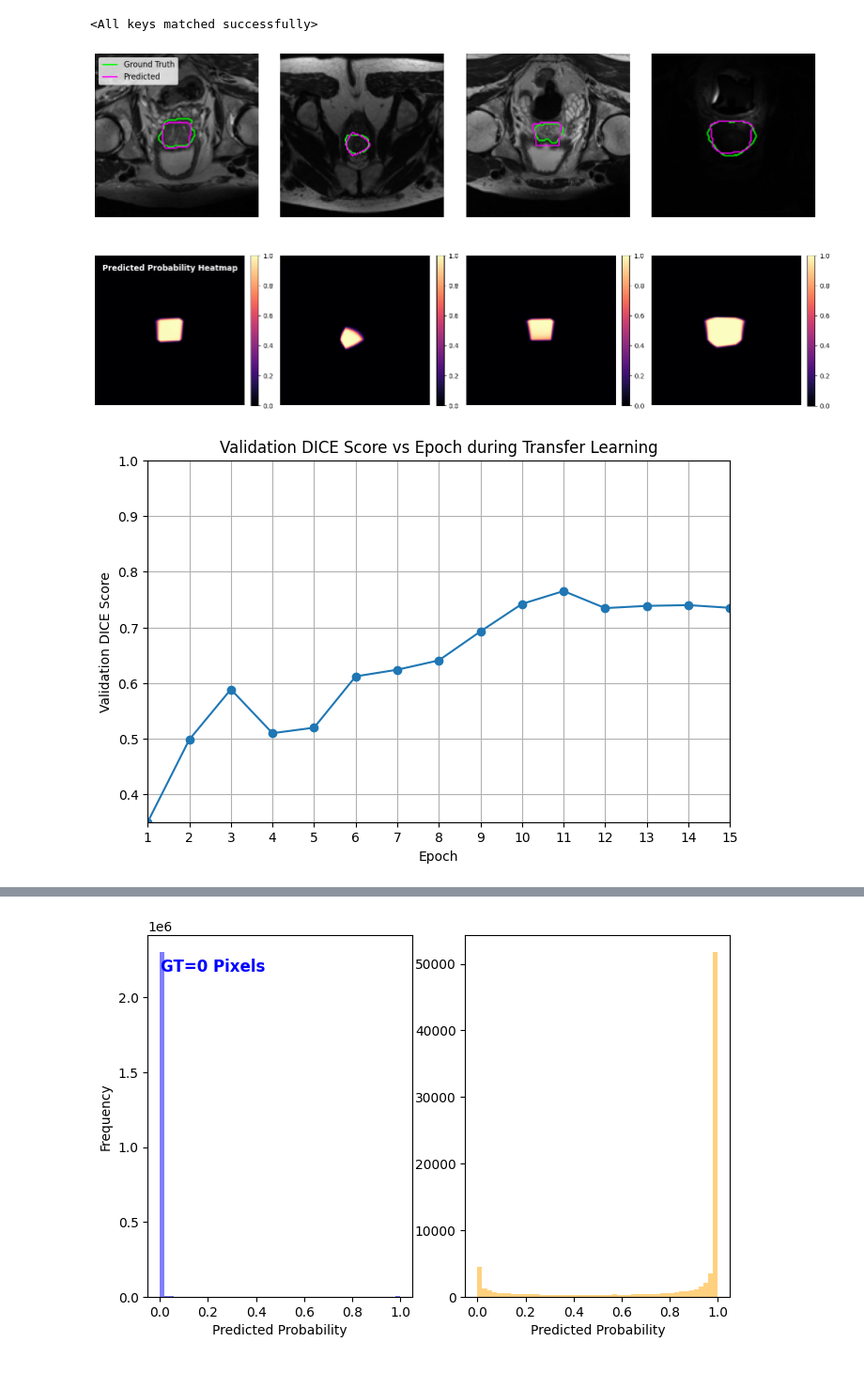
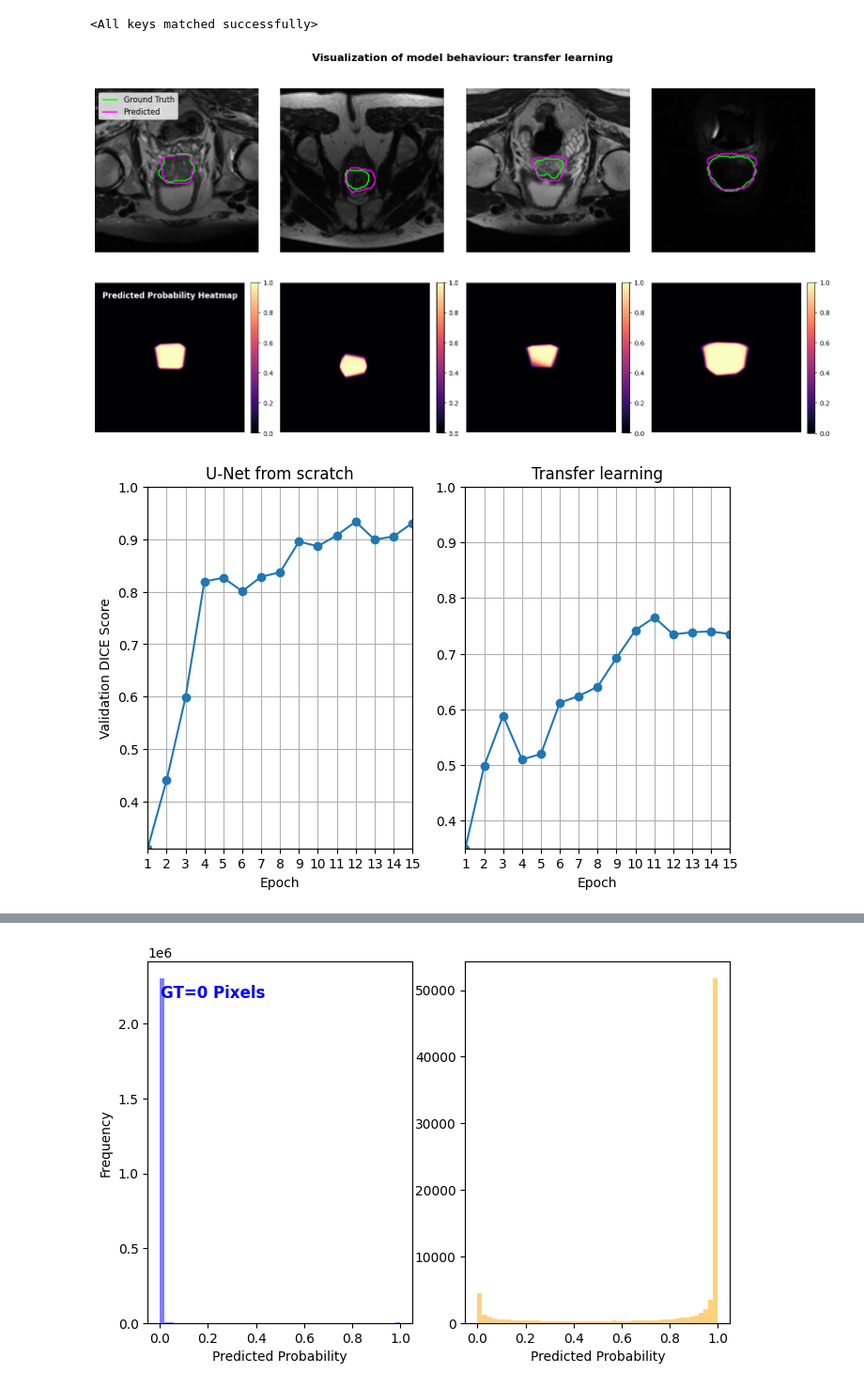
Before and after one commit to matthew-gerry/mri_segmentation_prostate, a Jupyter notebook: visualization.ipynb, the cells around one changed output, grey strips where cells are left out. Shown at 94% size. Cells and saved outputs as stored; diff of their text form; code cells hidden in the pictures.

Commit message:
updated validation DICE score plots as well as visaulzation examples

```diff
--- a/visualization.ipynb
+++ b/visualization.ipynb
@@ -65,49 +65,62 @@ with torch.no_grad():
     for idx in range(num_samples):
         images, _ = val_dataset[idx]              # images: (1,H,W) normalized
         image_batch = images.unsqueeze(0)         # (1,1,H,W)
         outputs = model(image_batch)
 
         # Handle dict or tensor output
         outputs = outputs['out'] if isinstance(outputs, dict) else outputs
 
         # Prob -> binary
         probs = torch.sigmoid(outputs).squeeze(0).squeeze(0).cpu().numpy()  # (H, W)
         predicted_mask = (probs > 0.5).astype(np.uint8)                      # (H, W)
 
         # Raw image + ground truth mask from base dataset
         raw_pil, mask_pil = val_dataset.base_dataset[idx]
         raw_np  = np.array(raw_pil.convert("L"))         # (H, W) uint8
         mask_np = (np.array(mask_pil) > 0).astype(np.uint8)
 
         # Ground truth vs predicted contours overlaid on raw image
         overlay_contours(axes[0, idx], raw_np, mask_np, predicted_mask, legend_flag=(idx==0))
 
         # Probability heatmap
         im = axes[1, idx].imshow(probs, cmap='magma', vmin=0, vmax=1)
         axes[1, idx].axis('off')
         fig.colorbar(im, ax=axes[1, idx], fraction=0.046, pad=0.04)
         if idx == 0:
             axes[1, idx].text(0.05 , 0.9, 'Predicted Probability Heatmap', transform=axes[1, idx].transAxes, fontsize=12, color='white', weight='bold')
 
+plt.suptitle("Visualization of model behaviour: transfer learning", fontsize=16, weight='bold')
 plt.tight_layout()
 plt.show()
 # %% [output]
-[figure, old version]
+[figure, new version]
 # %%
 # Plot the validation DICE score across epochs during training
 
-DICE_scores = np.load("DICE_scores/transfer_val_DICE_vs_epoch.npy")
-epochs = np.arange(1, len(DICE_scores) + 1)
+DICE_scores_scratch = np.load("DICE_scores/scratch_val_DICE_vs_epoch.npy")
+epochs_scratch = np.arange(1, len(DICE_scores_scratch) + 1)
+DICE_scores_tl = np.load("DICE_scores/transfer_val_DICE_vs_epoch.npy")
+epochs_tl = np.arange(1, len(DICE_scores_tl) + 1)
 
-plt.figure(figsize=(8,5))
-plt.plot(epochs, DICE_scores, marker='o')
-plt.xlim([1, len(DICE_scores)])
-plt.ylim([min(DICE_scores), 1])
-plt.xticks(epochs)  # Set x-ticks to be integer epochs
-plt.title("Validation DICE Score vs Epoch during Transfer Learning")
-plt.xlabel("Epoch")
-plt.ylabel("Validation DICE Score")
-plt.grid()
+fig, ax = plt.subplots(1, 2, figsize=(8,5))
+ax[0].plot(epochs_scratch, DICE_scores_scratch, marker='o')
+ax[0].set_xlim([1, len(epochs_scratch)])
+ax[0].set_ylim([min(DICE_scores_scratch), 1])
+ax[0].set_xticks(epochs_scratch)  # Set x-ticks to be integer epochs
+ax[0].set_title("U-Net from scratch")
+ax[0].set_xlabel("Epoch")
+ax[0].set_ylabel("Validation DICE Score")
+ax[0].grid()
+
+ax[1].plot(epochs_tl, DICE_scores_tl, marker='o')
+ax[1].set_xlim([1, len(epochs_tl)])
+ax[1].set_ylim([min(DICE_scores_tl), 1])
+ax[1].set_xticks(epochs_tl)  # Set x-ticks to be integer epochs
+ax[1].set_title("Transfer learning")
+ax[1].set_xlabel("Epoch")
+# ax[1].set_ylabel("Validation DICE Score")
+ax[1].grid()
+
 plt.show()
 # %% [output]
-[figure, old version]
+[figure, new version]
```
Also changed, not shown: parts of 1 cell of this notebook, 5 other files.
